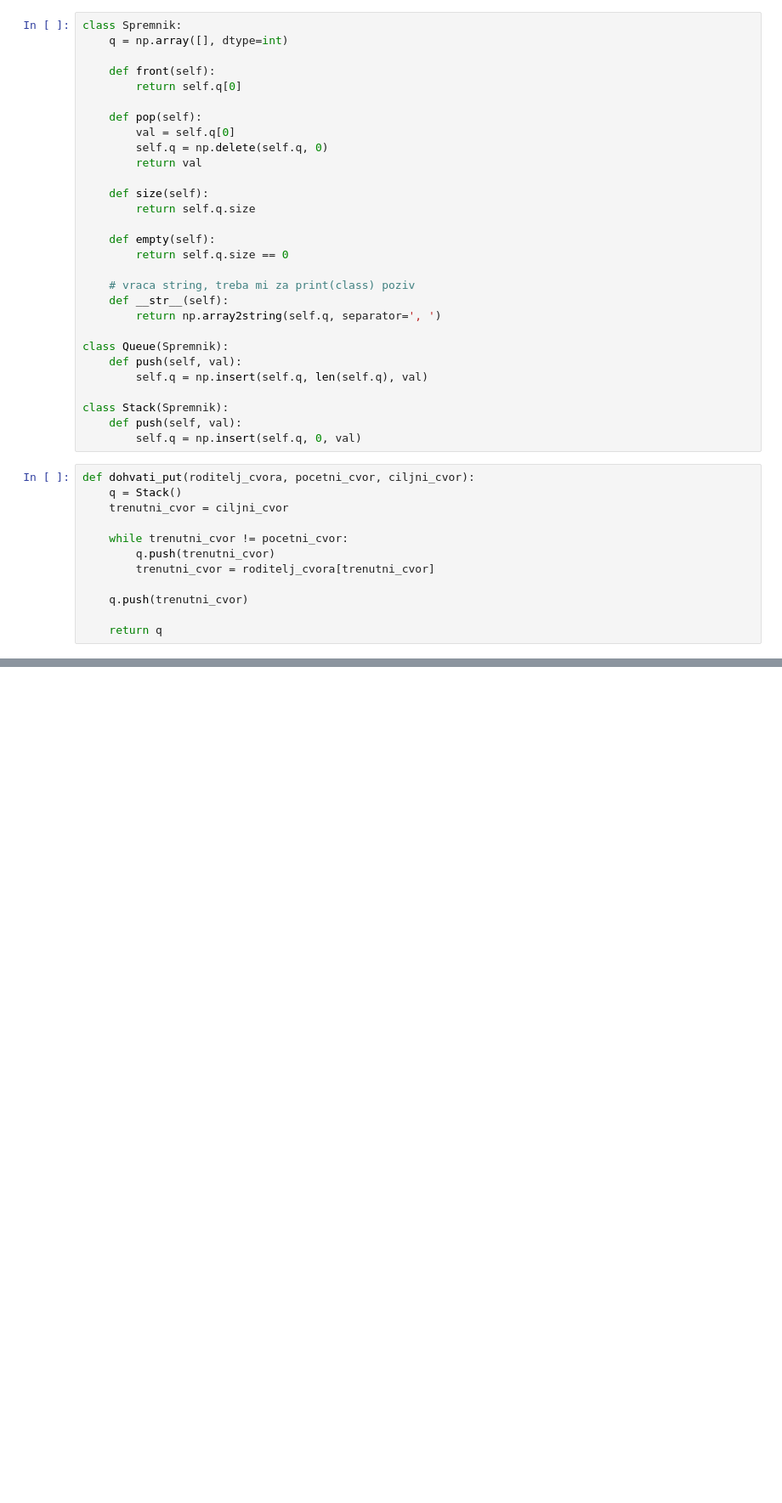
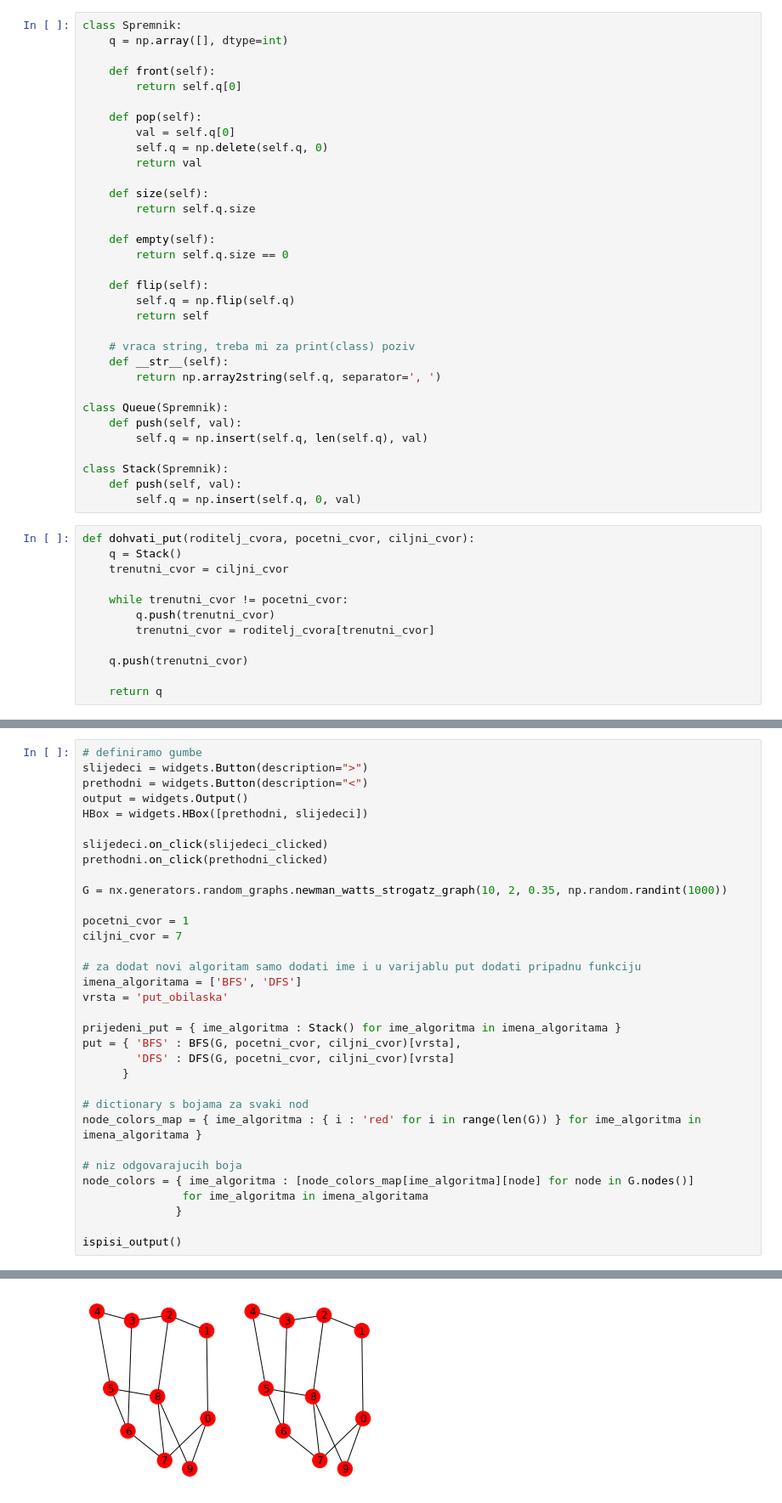
Before and after one commit to nivuckovic/matematicki-softver-esej1, a Jupyter notebook: BFS.ipynb, the cells around one changed output, grey strips where cells are left out. Shown at 85% size. Drawn from its saved outputs; the diff is of its cells as text; blank space fills up the shorter version.

```diff
--- a/BFS.ipynb
+++ b/BFS.ipynb
@@ -26,6 +26,10 @@ class Spremnik:
     def empty(self):
         return self.q.size == 0
 
+    def flip(self):
+        self.q = np.flip(self.q)
+        return self
+
     # vraca string, treba mi za print(class) poziv
     def __str__(self):
         return np.array2string(self.q, separator=', ')
@@ -150,0 +150,34 @@ nx.draw(G, pos, node_size=1500, with_labels=True, node_color=node_colors)
+# %%
+# definiramo gumbe
+slijedeci = widgets.Button(description=">")
+prethodni = widgets.Button(description="<")
+output = widgets.Output()
+HBox = widgets.HBox([prethodni, slijedeci])
+
+slijedeci.on_click(slijedeci_clicked)
+prethodni.on_click(prethodni_clicked)
+
+G = nx.generators.random_graphs.newman_watts_strogatz_graph(10, 2, 0.35, np.random.randint(1000))
+
+pocetni_cvor = 1
+ciljni_cvor = 7
+
+# za dodat novi algoritam samo dodati ime i u varijablu put dodati pripadnu funkciju
+imena_algoritama = ['BFS', 'DFS']
+vrsta = 'put_obilaska'
+
+prijedeni_put = { ime_algoritma : Stack() for ime_algoritma in imena_algoritama }
+put = { 'BFS' : BFS(G, pocetni_cvor, ciljni_cvor)[vrsta],
+        'DFS' : DFS(G, pocetni_cvor, ciljni_cvor)[vrsta]
+      }
+
+# dictionary s bojama za svaki nod
+node_colors_map = { ime_algoritma : { i : 'red' for i in range(len(G)) } for ime_algoritma in imena_algoritama }
+
+# niz odgovarajucih boja
+node_colors = { ime_algoritma : [node_colors_map[ime_algoritma][node] for node in G.nodes()]
+               for ime_algoritma in imena_algoritama
+              }
+
+ispisi_output()
+# %% [output]
@@ -150,0 +186 @@ nx.draw(G, pos, node_size=1500, with_labels=True, node_color=node_colors)
+[figure, added]
```
Also changed, not shown: parts of 7 cells of this notebook.
